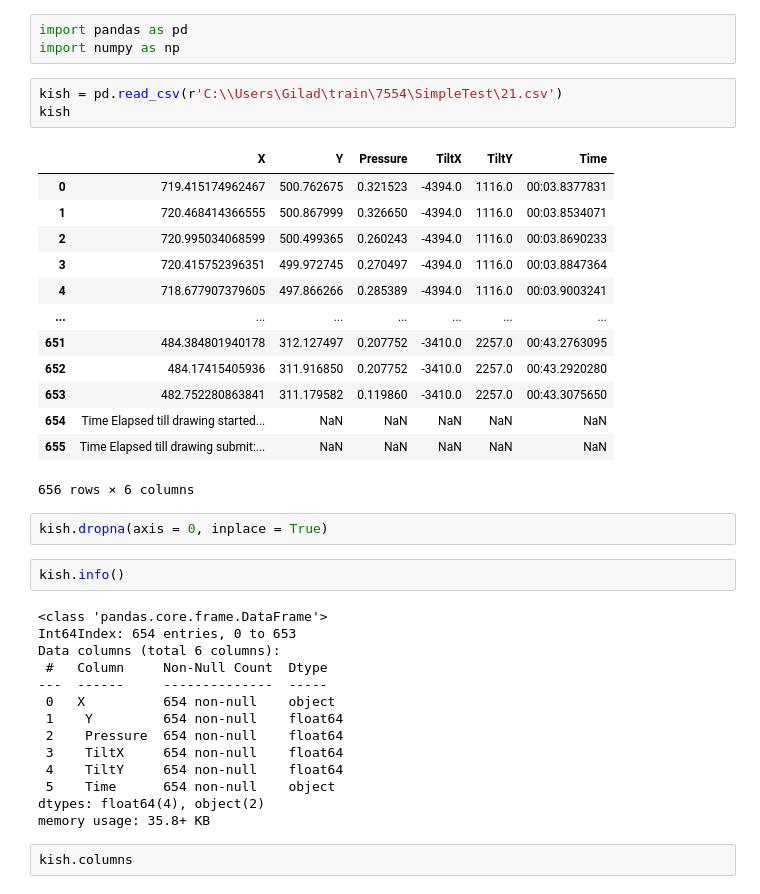
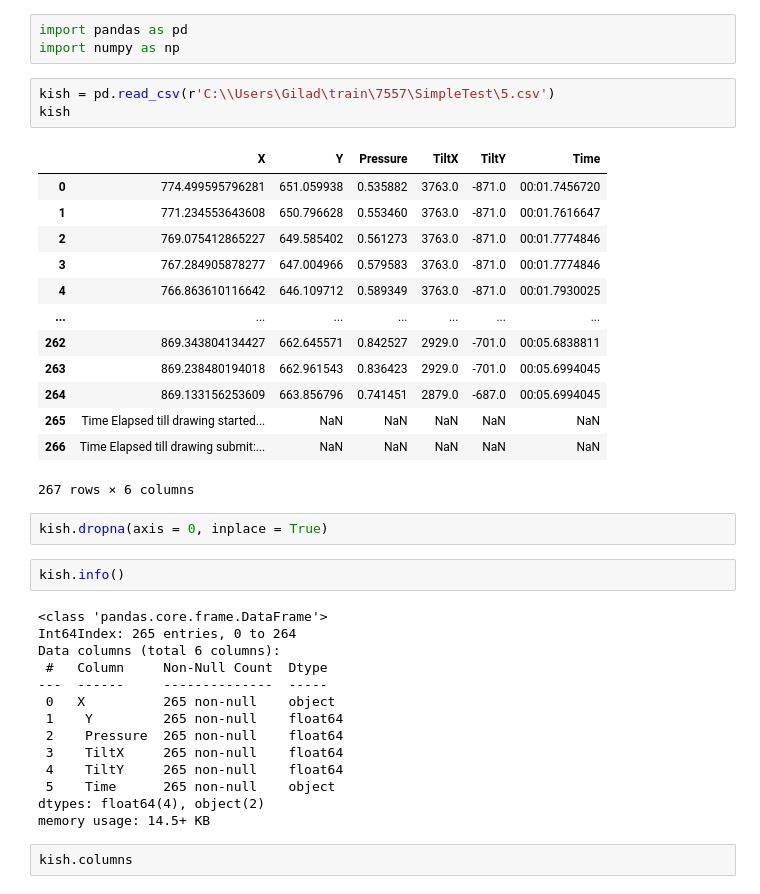
Before and after one commit to Matan-Shimon/Data-Visualization, a Jupyter notebook: Pandas Project.ipynb, the cells around one changed output. Drawn from its saved outputs; the diff is of its cells as text.

```diff
--- a/Pandas Project.ipynb
+++ b/Pandas Project.ipynb
@@ -2,40 +2,40 @@
 import pandas as pd
 import numpy as np
 # %%
-kish = pd.read_csv(r'C:\\Users\Gilad\train\7554\SimpleTest\21.csv')
+kish = pd.read_csv(r'C:\\Users\Gilad\train\7557\SimpleTest\5.csv')
 kish
 # %% [output]
 |  | X | Y | Pressure | TiltX | TiltY | Time |
-| 0 | 719.415174962467 | 500.762675 | 0.321523 | -4394.0 | 1116.0 | 00:03.8377831 |
-| 1 | 720.468414366555 | 500.867999 | 0.326650 | -4394.0 | 1116.0 | 00:03.8534071 |
-| 2 | 720.995034068599 | 500.499365 | 0.260243 | -4394.0 | 1116.0 | 00:03.8690233 |
-| 3 | 720.415752396351 | 499.972745 | 0.270497 | -4394.0 | 1116.0 | 00:03.8847364 |
-| 4 | 718.677907379605 | 497.866266 | 0.285389 | -4394.0 | 1116.0 | 00:03.9003241 |
+| 0 | 774.499595796281 | 651.059938 | 0.535882 | 3763.0 | -871.0 | 00:01.7456720 |
+| 1 | 771.234553643608 | 650.796628 | 0.553460 | 3763.0 | -871.0 | 00:01.7616647 |
+| 2 | 769.075412865227 | 649.585402 | 0.561273 | 3763.0 | -871.0 | 00:01.7774846 |
+| 3 | 767.284905878277 | 647.004966 | 0.579583 | 3763.0 | -871.0 | 00:01.7774846 |
+| 4 | 766.863610116642 | 646.109712 | 0.589349 | 3763.0 | -871.0 | 00:01.7930025 |
 | ... | ... | ... | ... | ... | ... | ... |
-| 651 | 484.384801940178 | 312.127497 | 0.207752 | -3410.0 | 2257.0 | 00:43.2763095 |
-| 652 | 484.17415405936 | 311.916850 | 0.207752 | -3410.0 | 2257.0 | 00:43.2920280 |
-| 653 | 482.752280863841 | 311.179582 | 0.119860 | -3410.0 | 2257.0 | 00:43.3075650 |
-| 654 | Time Elapsed till drawing started... | NaN | NaN | NaN | NaN | NaN |
-| 655 | Time Elapsed till drawing submit:... | NaN | NaN | NaN | NaN | NaN |
+| 262 | 869.343804134427 | 662.645571 | 0.842527 | 2929.0 | -701.0 | 00:05.6838811 |
+| 263 | 869.238480194018 | 662.961543 | 0.836423 | 2929.0 | -701.0 | 00:05.6994045 |
+| 264 | 869.133156253609 | 663.856796 | 0.741451 | 2879.0 | -687.0 | 00:05.6994045 |
+| 265 | Time Elapsed till drawing started... | NaN | NaN | NaN | NaN | NaN |
+| 266 | Time Elapsed till drawing submit:... | NaN | NaN | NaN | NaN | NaN |
-656 rows × 6 columns
+267 rows × 6 columns
 # %%
 kish.dropna(axis = 0, inplace = True)
 # %%
 kish.info()
 # %% [output]
 <class 'pandas.core.frame.DataFrame'>
-Int64Index: 654 entries, 0 to 653
+Int64Index: 265 entries, 0 to 264
 Data columns (total 6 columns):
  #   Column     Non-Null Count  Dtype
 ---  ------     --------------  -----
- 0   X          654 non-null    object
- 1    Y         654 non-null    float64
- 2    Pressure  654 non-null    float64
- 3    TiltX     654 non-null    float64
- 4    TiltY     654 non-null    float64
- 5    Time      654 non-null    object
+ 0   X          265 non-null    object
+ 1    Y         265 non-null    float64
+ 2    Pressure  265 non-null    float64
+ 3    TiltX     265 non-null    float64
+ 4    TiltY     265 non-null    float64
+ 5    Time      265 non-null    object
 dtypes: float64(4), object(2)
-memory usage: 35.8+ KB
+memory usage: 14.5+ KB
 # %%
 kish.columns
 # %% [output]
```
Also changed, not shown: parts of 31 cells of this notebook.
